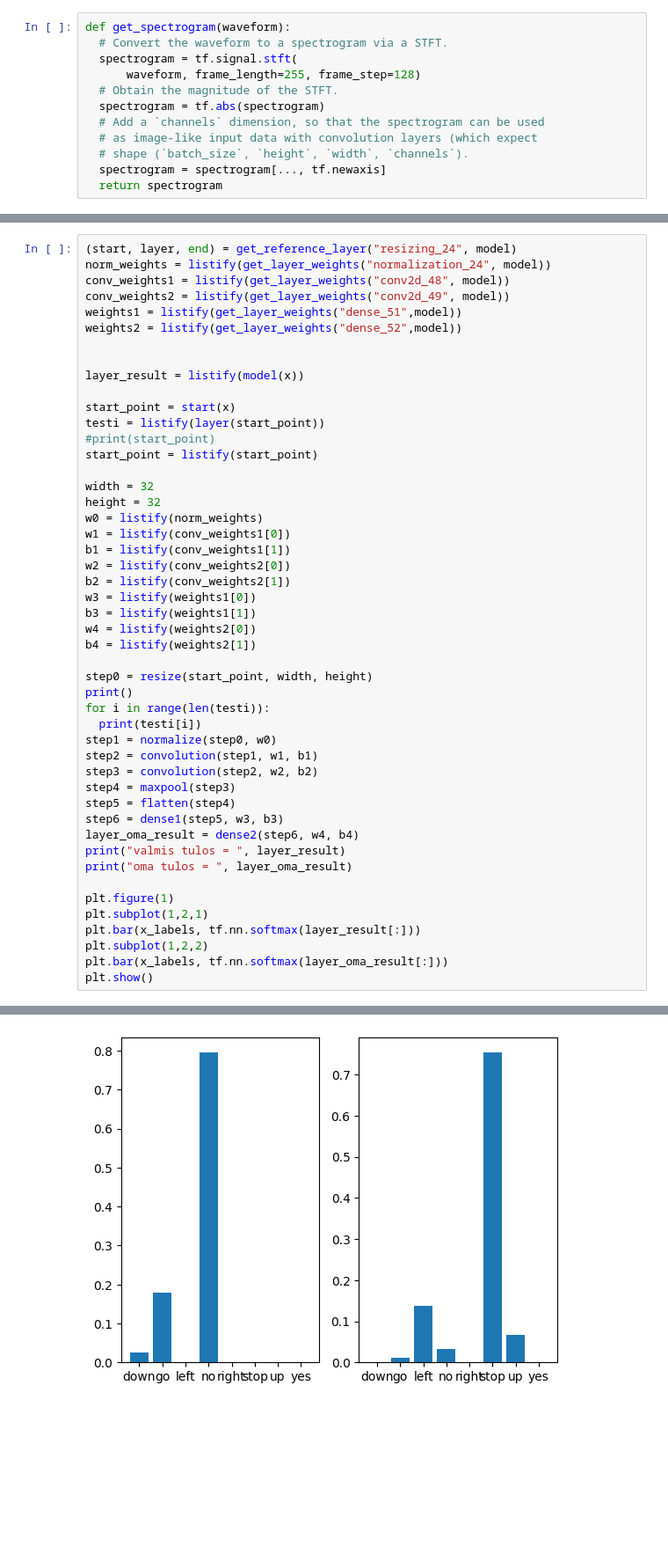
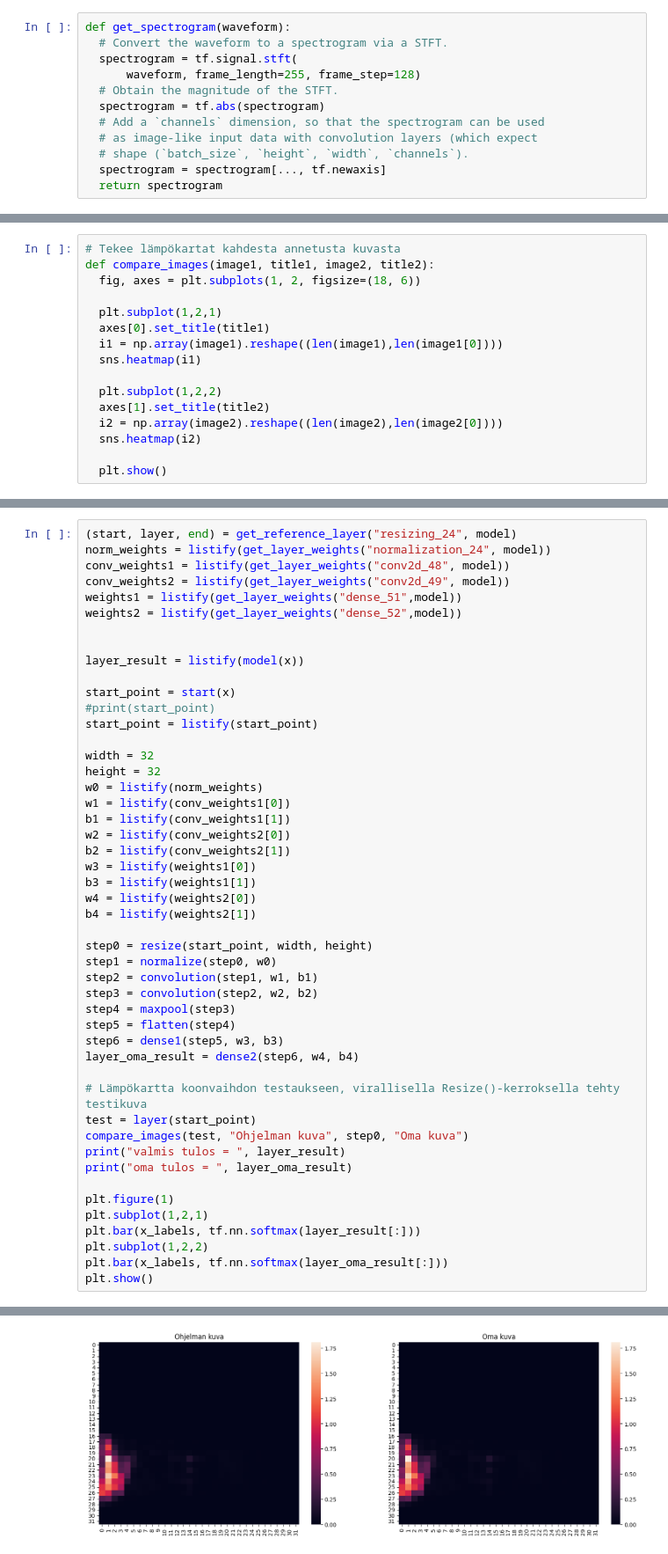
Before and after one commit to Nornalite/cnn_voice_recognition, a Jupyter notebook: Syksy2024_projektitehtava.ipynb, the cells around one changed output, grey strips where cells are left out. Shown: that part at 88% size. Saved outputs shown, nothing was run; the diff lists cells and outputs as text; blank space fills up the shorter version.

Commit message:
Got resize working, added comments.

```diff
--- a/Syksy2024_projektitehtava.ipynb
+++ b/Syksy2024_projektitehtava.ipynb
@@ -354,0 +179,16 @@ def dense2(data, weights, bias):
+# %%
+# Tekee lämpökartat kahdesta annetusta kuvasta
+def compare_images(image1, title1, image2, title2):
+  fig, axes = plt.subplots(1, 2, figsize=(18, 6))
+
+  plt.subplot(1,2,1)
+  axes[0].set_title(title1)
+  i1 = np.array(image1).reshape((len(image1),len(image1[0])))
+  sns.heatmap(i1)
+
+  plt.subplot(1,2,2)
+  axes[1].set_title(title2)
+  i2 = np.array(image2).reshape((len(image2),len(image2[0])))
+  sns.heatmap(i2)
+
+  plt.show()
@@ -364,7 +400,6 @@ weights2 = listify(get_layer_weights("dense_52",model))
 layer_result = listify(model(x))
 
 start_point = start(x)
-testi = listify(layer(start_point))
 #print(start_point)
 start_point = listify(start_point)
 
@@ -381,9 +416,6 @@ w4 = listify(weights2[0])
 b4 = listify(weights2[1])
 
 step0 = resize(start_point, width, height)
-print()
-for i in range(len(testi)):
-  print(testi[i])
 step1 = normalize(step0, w0)
 step2 = convolution(step1, w1, b1)
 step3 = convolution(step2, w2, b2)
@@ -391,6 +423,10 @@ step4 = maxpool(step3)
 step5 = flatten(step4)
 step6 = dense1(step5, w3, b3)
 layer_oma_result = dense2(step6, w4, b4)
+
+# Lämpökartta koonvaihdon testaukseen, virallisella Resize()-kerroksella tehty testikuva
+test = layer(start_point)
+compare_images(test, "Ohjelman kuva", step0, "Oma kuva")
 print("valmis tulos = ", layer_result)
 print("oma tulos = ", layer_oma_result)
 
@@ -421 +443 @@ oma tulos =  [-4.736129431787169, -0.5514802919896031, 2.022724583117564, 0.5723
-[figure, old version]
+[figure, new version]
```
Also changed, not shown: parts of 4 cells of this notebook.
